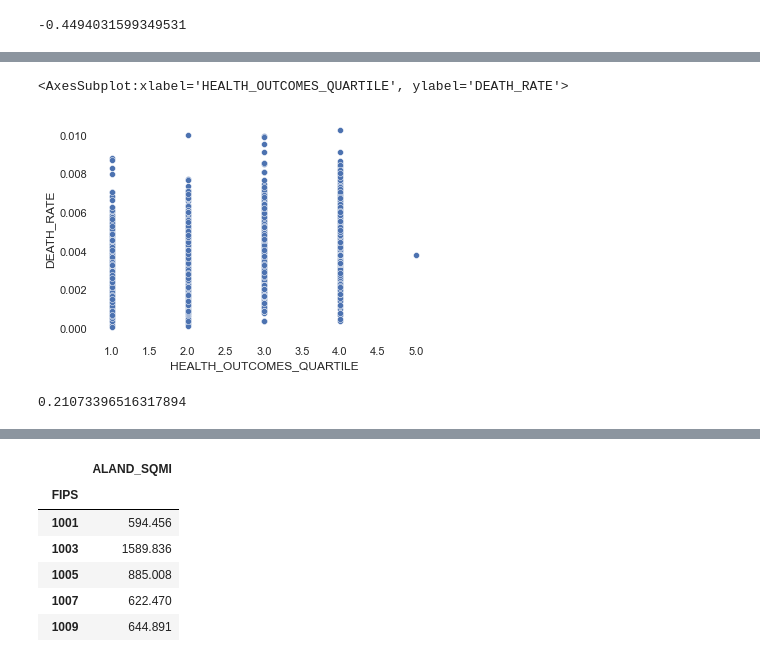
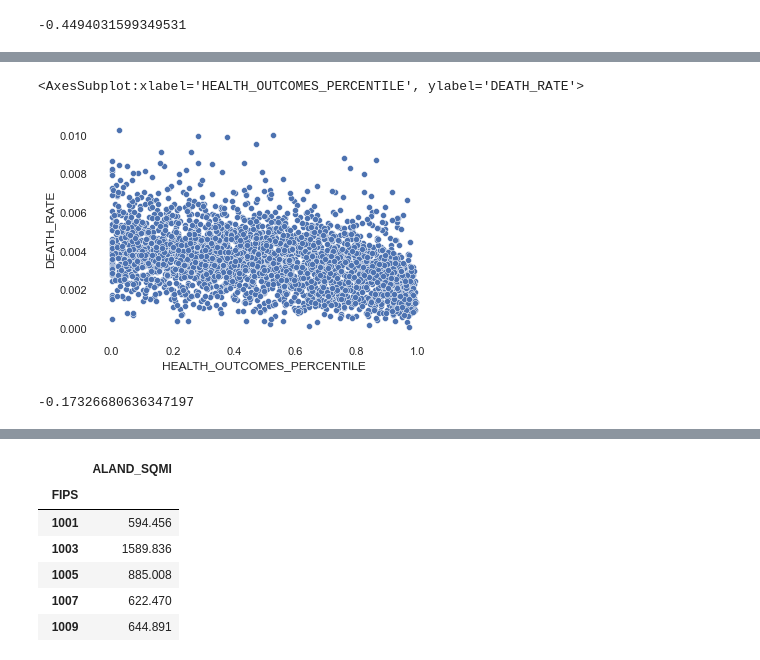
Before and after one commit to csdurfee/COVID_fatality_rates, a Jupyter notebook: exploration.ipynb, the cells around one changed output, grey strips where cells are left out. Cells and saved outputs as stored; diff of their text form; code cells hidden in the pictures.

```diff
--- a/exploration.ipynb
+++ b/exploration.ipynb
@@ -259,6 +259,13 @@ ch_rankings = ch_rankings[ch_rankings['Rank'] != 'NR']
 
 ch_rankings = ch_rankings.rename(columns=cols).astype(ts).dropna()
 
+ch_rankings['HEALTH_OUTCOMES_PERCENTILE'] = (ch_rankings['# of Ranked Counties'] - ch_rankings['HEALTH_OUTCOMES_RANK']) / ch_rankings['# of Ranked Counties']
+
+ch_rankings['HEALTH_FACTORS_PERCENTILE'] = (ch_rankings['# of Ranked Counties'] - ch_rankings['HEALTH_FACTORS_RANK']) / ch_rankings['# of Ranked Counties']
+
+## now convert the ranks to percentile
+
+
 ch_rankings
 # %% [output]
 |  | FIPS | State | County | # of Ranked Counties | HEALTH_OUTCOMES_RANK | HEALTH_OUTCOMES_QUARTILE | ... |
@@ -298,12 +305,12 @@ final_df
 # %%
-sns.scatterplot(x=final_df.HEALTH_OUTCOMES_QUARTILE, y=final_df.DEATH_RATE)
+sns.scatterplot(x=final_df.HEALTH_OUTCOMES_PERCENTILE, y=final_df.DEATH_RATE)
 # %% [output]
-<AxesSubplot:xlabel='HEALTH_OUTCOMES_QUARTILE', ylabel='DEATH_RATE'>
+<AxesSubplot:xlabel='HEALTH_OUTCOMES_PERCENTILE', ylabel='DEATH_RATE'>
-[figure, old version]
+[figure, new version]
 # %%
-final_df.UNVAX_PERCENT.corr(final_df.HEALTH_FACTORS_QUARTILE)
+final_df.UNVAX_PERCENT.corr(final_df.HEALTH_OUTCOMES_PERCENTILE)
 # %% [output]
-0.21073396516317894
+-0.17326680636347197
 # %%
 final_df.info()
 # %% [output]
```
Also changed, not shown: parts of 9 cells of this notebook.
